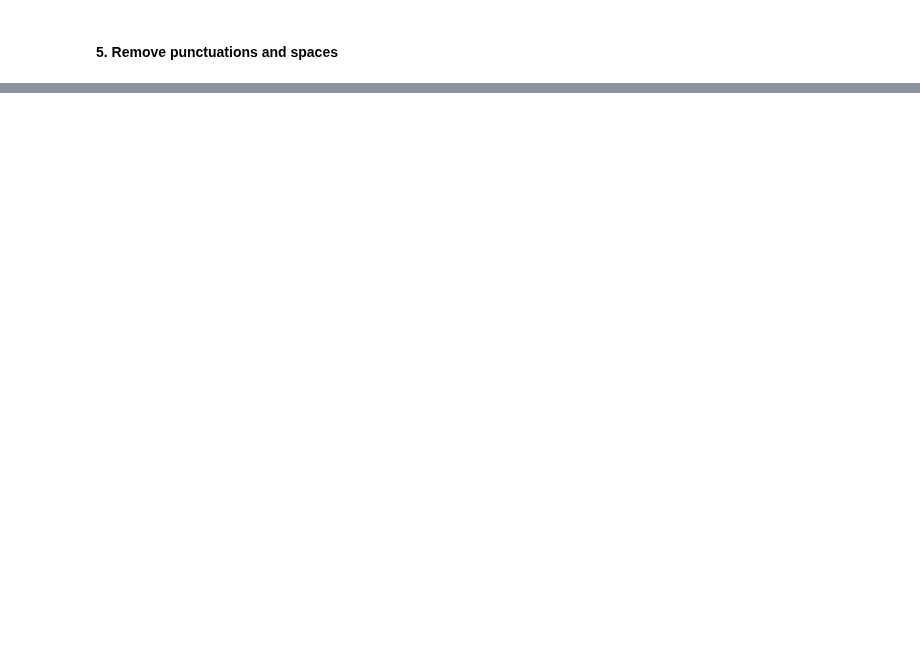
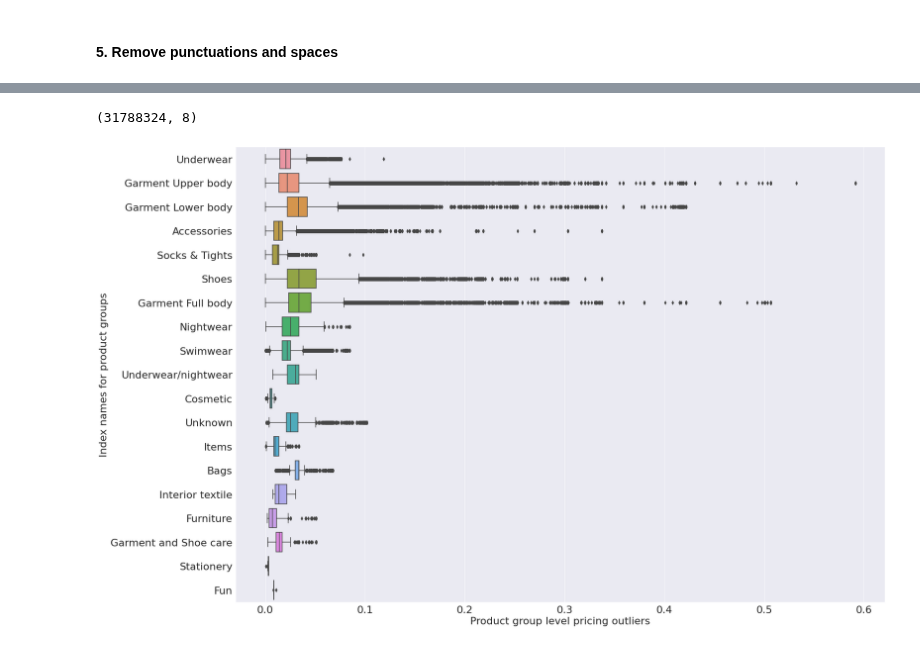
Before and after one commit to ManashJKonwar/Kaggle-HM-Recommender, a Jupyter notebook: hm-exploratorydataanalysis.ipynb, the cells around one changed output, grey strips where cells are left out. Cells and saved outputs as stored; diff of their text form; code cells hidden in the pictures; blank space fills up the shorter version.

```diff
--- a/hm-exploratorydataanalysis.ipynb
+++ b/hm-exploratorydataanalysis.ipynb
@@ -317,0 +335,5 @@ See the caveats in the documentation: https://pandas.pydata.org/pandas-docs/stab
+# %%
+articles_data_extract = articles_data[['article_id', 'prod_name', 'product_type_name', 'product_group_name', 'index_name']]
+# %%
+articles_data_extract = transactions_data[['customer_id', 'article_id', 'price', 't_dat']].merge(articles_data_extract, on='article_id', how='left')
+articles_data_extract.head()
@@ -317,0 +347,15 @@ See the caveats in the documentation: https://pandas.pydata.org/pandas-docs/stab
+# %%
+articles_data_extract.shape
+# %% [output]
+(31788324, 8)
+# %%
+sns.set_style("darkgrid")
+f, ax = plt.subplots(figsize=(25,18))
+ax = sns.boxplot(data=articles_data_extract, x='price', y='product_group_name')
+ax.set_xlabel('Product group level pricing outliers', fontsize=22)
+ax.set_ylabel('Index names for product groups', fontsize=22)
+ax.xaxis.set_tick_params(labelsize=22)
+ax.yaxis.set_tick_params(labelsize=22)
+plt.show()
+# %% [output]
+[figure, added]
```
Also changed, not shown: parts of 58 cells of this notebook.
